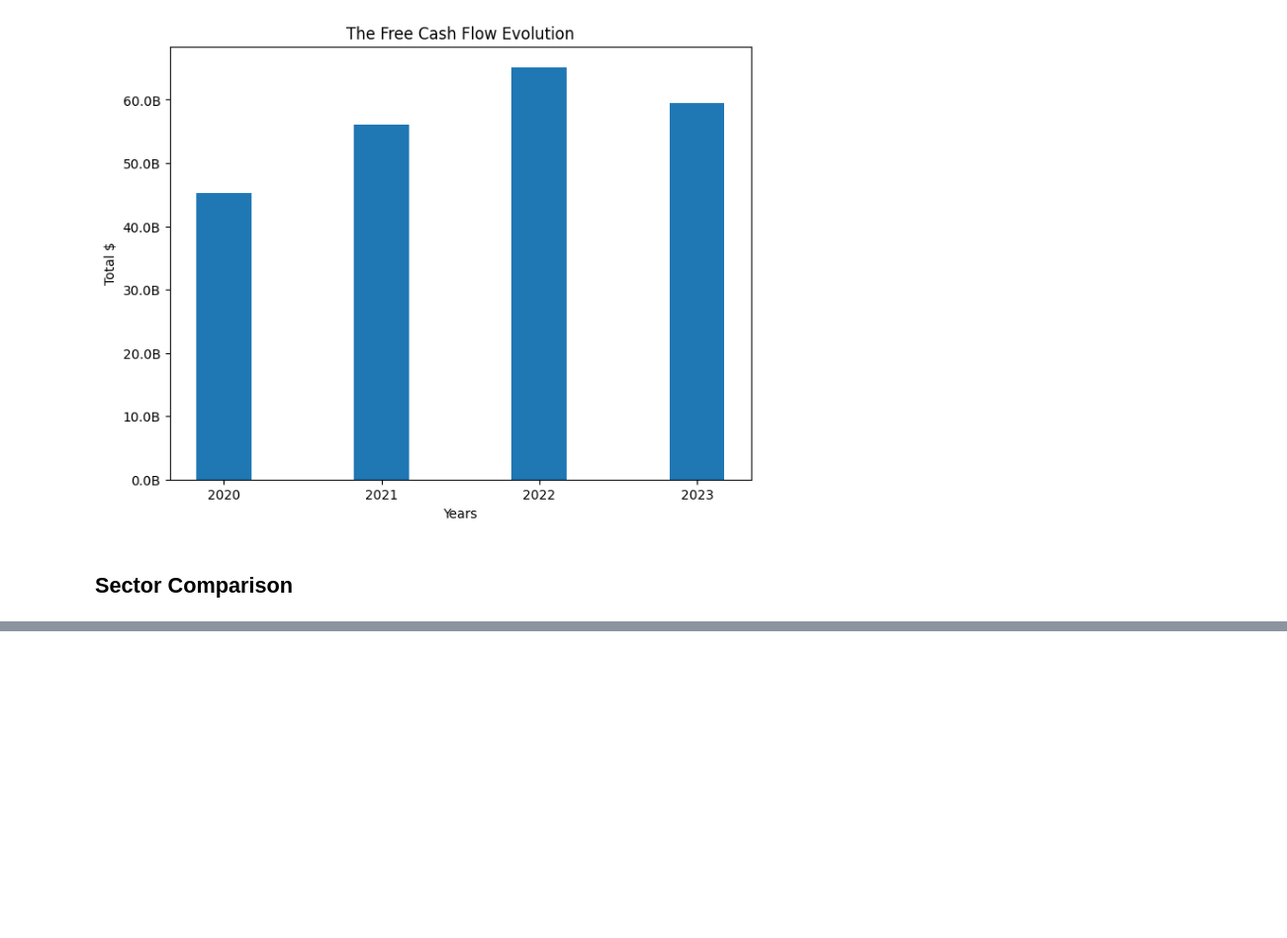
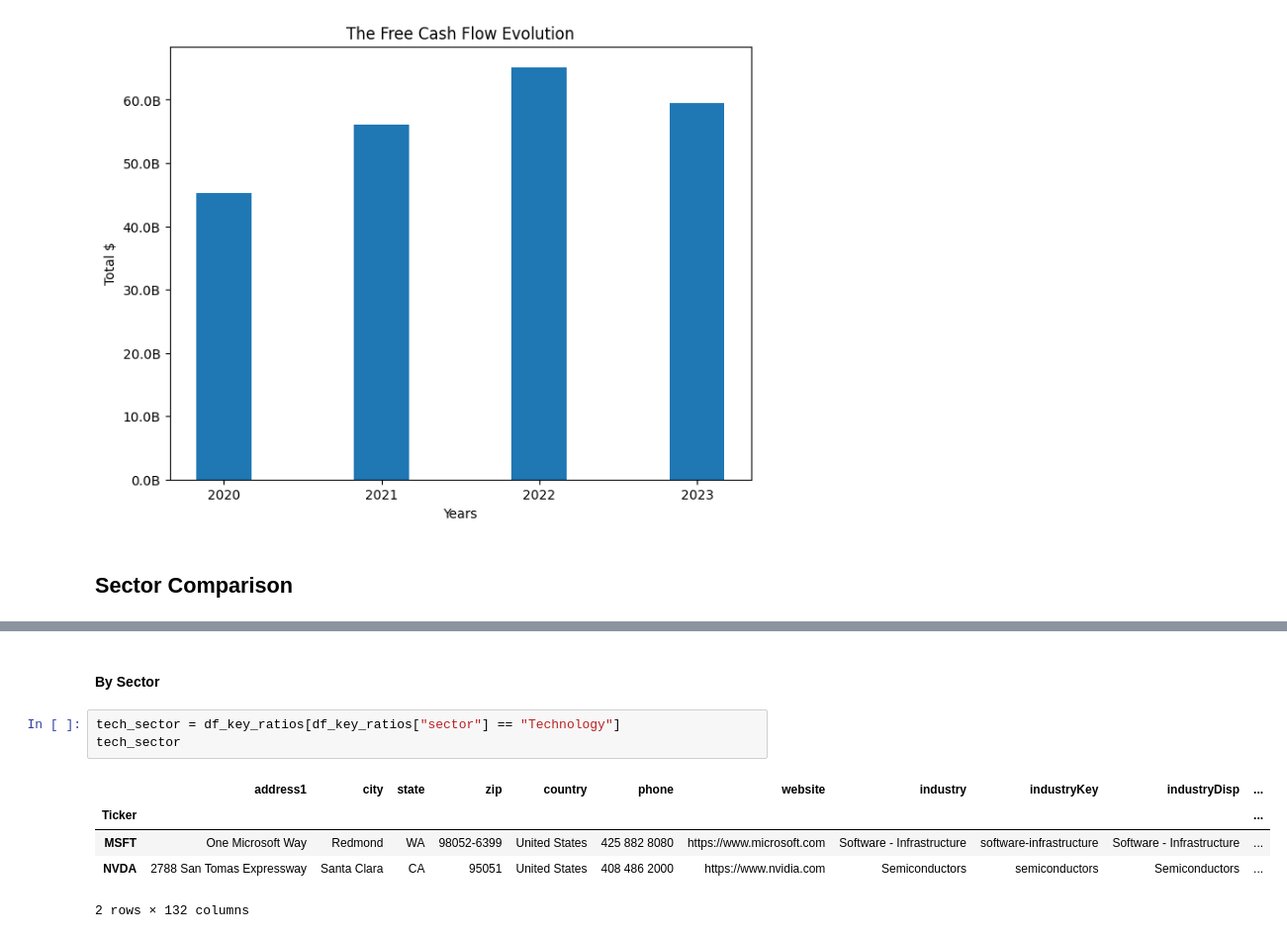
Before and after one commit to paty-oliveira/data-analysis-playground, a Jupyter notebook: stock-analysis/fundamental-analysis/index.ipynb, the cells around one changed output, grey strips where cells are left out. Shown: that part at 99% size. Drawn from its saved outputs; the diff is of its cells as text; blank space fills up the shorter version.

```diff
--- a/stock-analysis/fundamental-analysis/index.ipynb
+++ b/stock-analysis/fundamental-analysis/index.ipynb
@@ -702,0 +731,11 @@ Name: mean, dtype: float64
+# %% [markdown]
+#### By Sector
+# %%
+tech_sector = df_key_ratios[df_key_ratios["sector"] == "Technology"]
+tech_sector
+# %% [output]
+|  | address1 | city | state | zip | country | phone | website | industry | industryKey | industryDisp | ... |
+| Ticker |  |  |  |  |  |  |  |  |  |  | ... |
+| MSFT | One Microsoft Way | Redmond | WA | 98052-6399 | United States | 425 882 8080 | https://www.microsoft.com | Software - Infrastructure | software-infrastructure | Software - Infrastructure | ... |
+| NVDA | 2788 San Tomas Expressway | Santa Clara | CA | 95051 | United States | 408 486 2000 | https://www.nvidia.com | Semiconductors | semiconductors | Semiconductors | ... |
+2 rows × 132 columns
```
Also changed, not shown: parts of 16 cells of this notebook.
